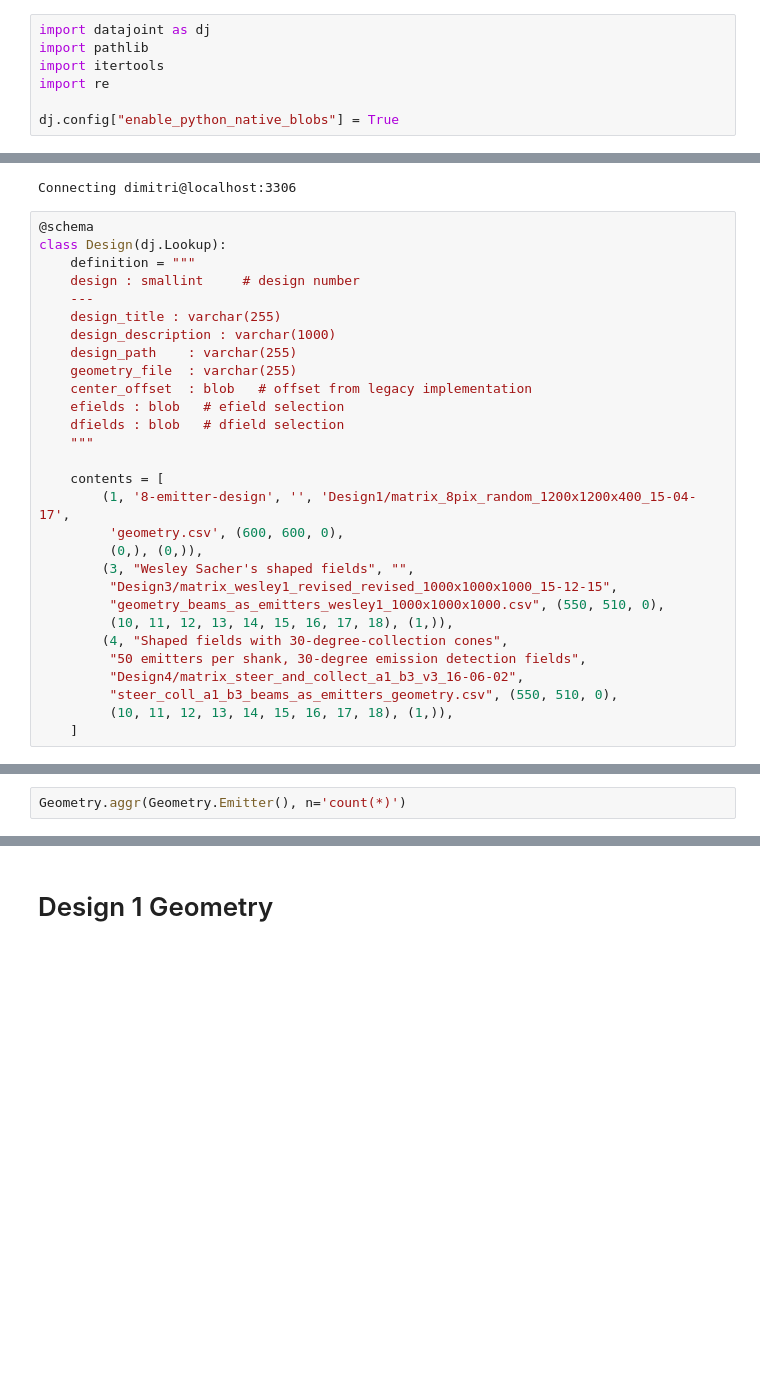
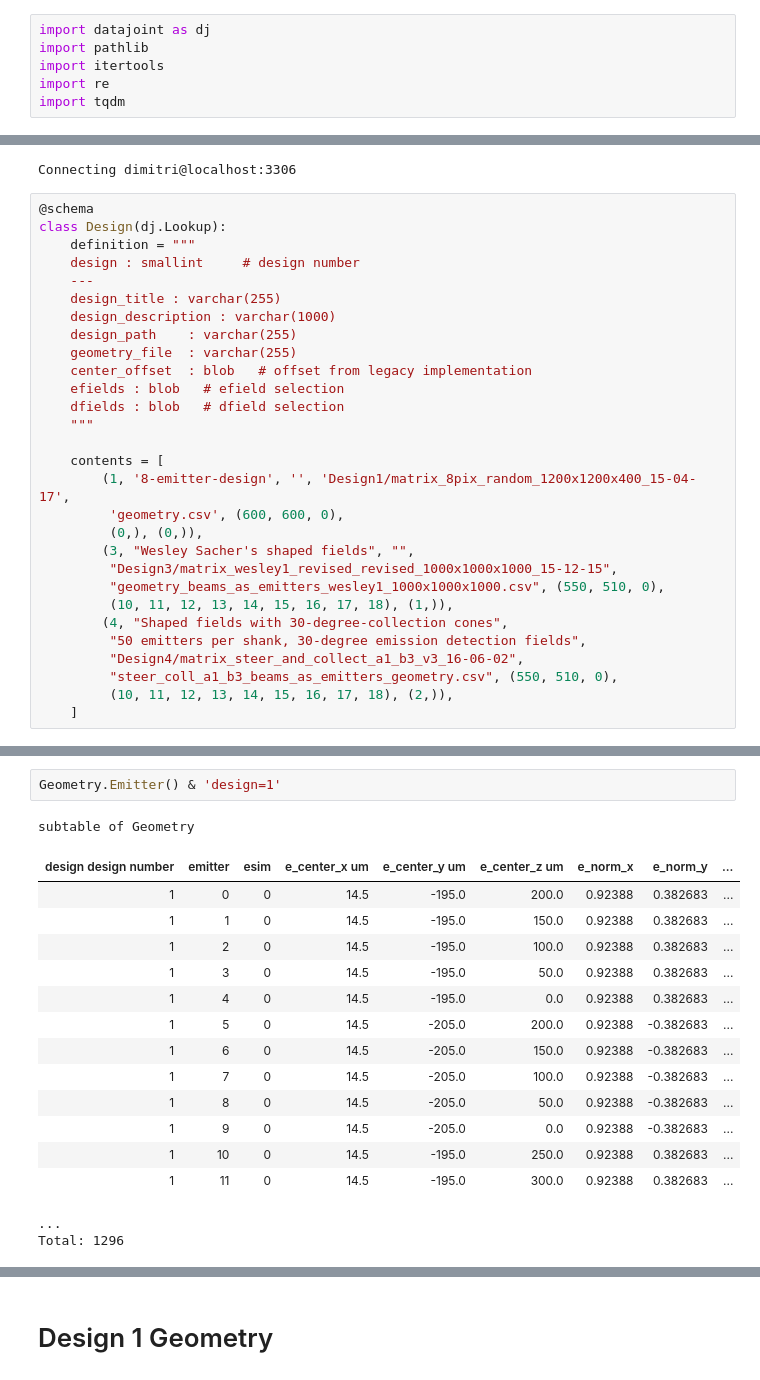
Before and after one commit to datajoint-company/neurophotonics, a Jupyter notebook: notebooks/Design.ipynb, the cells around one changed output, grey strips where cells are left out. Saved outputs shown, nothing was run; the diff lists cells and outputs as text; blank space fills up the shorter version.

```diff
--- a/notebooks/Design.ipynb
+++ b/notebooks/Design.ipynb
@@ -7,8 +7,7 @@ import datajoint as dj
 import pathlib
 import itertools
 import re
-
-dj.config["enable_python_native_blobs"] = True
+import tqdm
 # %%
 schema = dj.schema('photonics')
 schema.spawn_missing_classes()
@@ -41,5 +40,5 @@ class Design(dj.Lookup):
          "50 emitters per shank, 30-degree emission detection fields",
          "Design4/matrix_steer_and_collect_a1_b3_v3_16-06-02",
          "steer_coll_a1_b3_beams_as_emitters_geometry.csv", (550, 510, 0),
-         (10, 11, 12, 13, 14, 15, 16, 17, 18), (1,)),
+         (10, 11, 12, 13, 14, 15, 16, 17, 18), (2,)),
     ]
@@ -156,3 +189,20 @@ MissingAttributeError: Field 'dsim' doesn't have a default value
-# %%
-Geometry.aggr(Geometry.Emitter(), n='count(*)')
+# %%
+Geometry.Emitter() & 'design=1'
+# %% [output]
+subtable of Geometry
+| design design number | emitter | esim | e_center_x um | e_center_y um | e_center_z um | e_norm_x | e_norm_y | ... |
+| 1 | 0 | 0 | 14.5 | -195.0 | 200.0 | 0.92388 | 0.382683 | ... |
+| 1 | 1 | 0 | 14.5 | -195.0 | 150.0 | 0.92388 | 0.382683 | ... |
+| 1 | 2 | 0 | 14.5 | -195.0 | 100.0 | 0.92388 | 0.382683 | ... |
+| 1 | 3 | 0 | 14.5 | -195.0 | 50.0 | 0.92388 | 0.382683 | ... |
+| 1 | 4 | 0 | 14.5 | -195.0 | 0.0 | 0.92388 | 0.382683 | ... |
+| 1 | 5 | 0 | 14.5 | -205.0 | 200.0 | 0.92388 | -0.382683 | ... |
+| 1 | 6 | 0 | 14.5 | -205.0 | 150.0 | 0.92388 | -0.382683 | ... |
+| 1 | 7 | 0 | 14.5 | -205.0 | 100.0 | 0.92388 | -0.382683 | ... |
+| 1 | 8 | 0 | 14.5 | -205.0 | 50.0 | 0.92388 | -0.382683 | ... |
+| 1 | 9 | 0 | 14.5 | -205.0 | 0.0 | 0.92388 | -0.382683 | ... |
+| 1 | 10 | 0 | 14.5 | -195.0 | 250.0 | 0.92388 | 0.382683 | ... |
+| 1 | 11 | 0 | 14.5 | -195.0 | 300.0 | 0.92388 | 0.382683 | ... |
+...
+Total: 1296
 # %%
```
Also changed, not shown: parts of 27 cells of this notebook, 3 other files.
